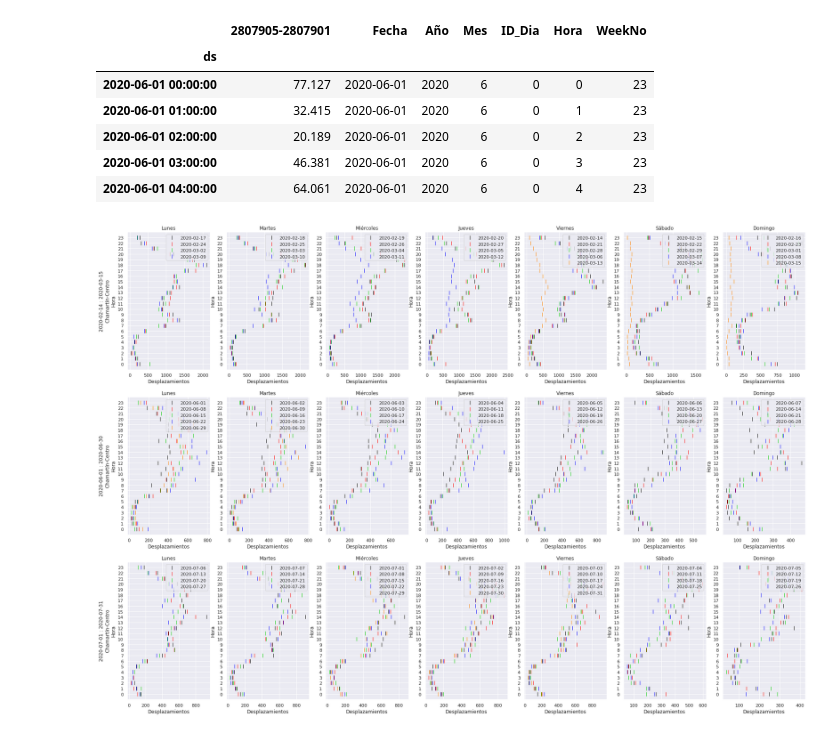
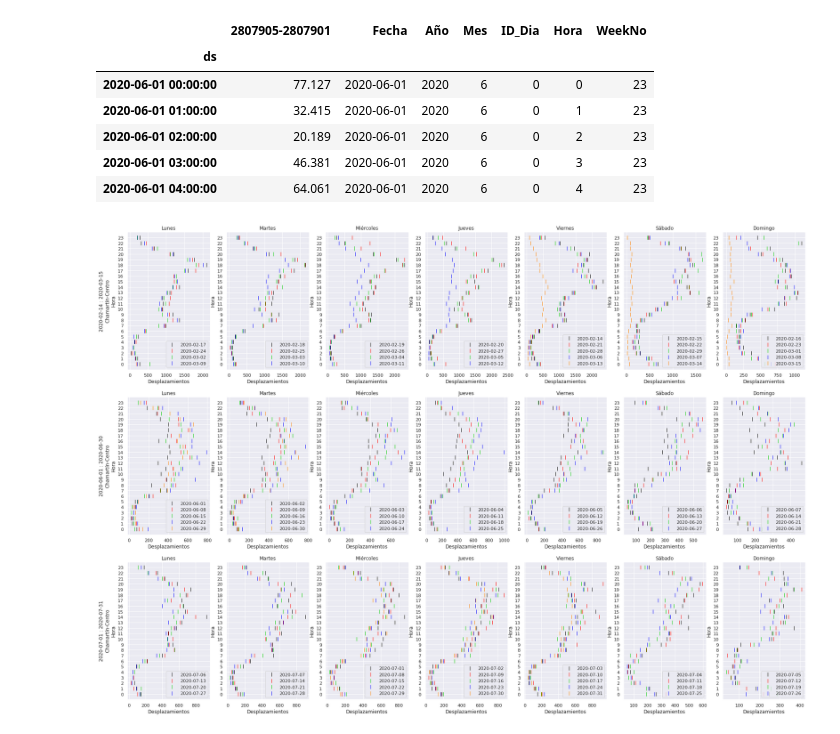
Before and after one commit to Jhonvalencia77/TFG_Unicauca, a Jupyter notebook: Modelado/PatronesMov2_JunJul.ipynb, the cells around one changed output. Saved outputs shown, nothing was run; the diff lists cells and outputs as text; code cells hidden in the pictures.

Commit message:
LowerLegend

```diff
--- a/Modelado/PatronesMov2_JunJul.ipynb
+++ b/Modelado/PatronesMov2_JunJul.ipynb
@@ -207,38 +207,38 @@ for periodo in lista_periodos:
             cont2=cont2+1
         if cont2==2:
             globals()[f"p{dict_dias[dia]}_{periodo}"] = globals()[f"filtrado_Data_{dict_dias[dia]}_{periodo}_1"].plot(marker='|', markersize=10,linestyle='none',color='black',ax=ax_list[ax]); ax_list[ax].set_title(dict_dias[dia])
-            globals()[f"p{dict_dias[dia]}_{periodo}"].legend([date_generated[0].strftime('%Y-%m-%d')],loc="upper right")
+            globals()[f"p{dict_dias[dia]}_{periodo}"].legend([date_generated[0].strftime('%Y-%m-%d')], loc="lower right")
         if cont2==3:
             globals()[f"filtrado_Data_{dict_dias[dia]}_{periodo}_1"].plot(marker='|', markersize=10,linestyle='none',color='black',ax=ax_list[ax]); ax_list[ax].set_title(dict_dias[dia])
             globals()[f"p{dict_dias[dia]}_{periodo}"] = globals()[f"filtrado_Data_{dict_dias[dia]}_{periodo}_2"].plot(marker='|', markersize=10,linestyle='none',color='red',ax=ax_list[ax]); ax_list[ax].set_title(dict_dias[dia])
-            globals()[f"p{dict_dias[dia]}_{periodo}"].legend([date_generated[0].strftime('%Y-%m-%d'),date_generated[1].strftime('%Y-%m-%d')],loc="upper right")
+            globals()[f"p{dict_dias[dia]}_{periodo}"].legend([date_generated[0].strftime('%Y-%m-%d'),date_generated[1].strftime('%Y-%m-%d')], loc="lower right")
         if cont2==4:
             globals()[f"filtrado_Data_{dict_dias[dia]}_{periodo}_1"].plot(marker='|', markersize=10,linestyle='none',color='black',ax=ax_list[ax]); ax_list[ax].set_title(dict_dias[dia])
             globals()[f"filtrado_Data_{dict_dias[dia]}_{periodo}_2"].plot(marker='|', markersize=10,linestyle='none',color='red',ax=ax_list[ax]); ax_list[ax].set_title(dict_dias[dia])
             globals()[f"p{dict_dias[dia]}_{periodo}"] = globals()[f"filtrado_Data_{dict_dias[dia]}_{periodo}_3"].plot(marker='|', markersize=10,linestyle='none',color='#00CC00',ax=ax_list[ax]); ax_list[ax].set_title(dict_dias[dia])#Verde
-            globals()[f"p{dict_dias[dia]}_{periodo}"].legend([date_generated[0].strftime('%Y-%m-%d'),date_generated[1].strftime('%Y-%m-%d'),date_generated[2].strftime('%Y-%m-%d')],loc="upper right")
+            globals()[f"p{dict_dias[dia]}_{periodo}"].legend([date_generated[0].strftime('%Y-%m-%d'),date_generated[1].strftime('%Y-%m-%d'),date_generated[2].strftime('%Y-%m-%d')], loc="lower right")
         if cont2==5:
             globals()[f"filtrado_Data_{dict_dias[dia]}_{periodo}_1"].plot(marker='|', markersize=10,linestyle='none',color='black',ax=ax_list[ax]); ax_list[ax].set_title(dict_dias[dia])
             globals()[f"filtrado_Data_{dict_dias[dia]}_{periodo}_2"].plot(marker='|', markersize=10,linestyle='none',color='red',ax=ax_list[ax]); ax_list[ax].set_title(dict_dias[dia])
             globals()[f"filtrado_Data_{dict_dias[dia]}_{periodo}_3"].plot(marker='|', markersize=10,linestyle='none',color='#00CC00', ax=ax_list[ax]); ax_list[ax].set_title(dict_dias[dia])#Verde
             globals()[f"p{dict_dias[dia]}_{periodo}"] = globals()[f"filtrado_Data_{dict_dias[dia]}_{periodo}_4"].plot(marker='|', markersize=10,linestyle='none',color='blue',ax=ax_list[ax]); ax_list[ax].set_title(dict_dias[dia])
-            globals()[f"p{dict_dias[dia]}_{periodo}"].legend([date_generated[0].strftime('%Y-%m-%d'),date_generated[1].strftime('%Y-%m-%d'),date_generated[2].strftime('%Y-%m-%d'),date_generated[3].strftime('%Y-%m-%d')],loc="upper right")
+            globals()[f"p{dict_dias[dia]}_{periodo}"].legend([date_generated[0].strftime('%Y-%m-%d'),date_generated[1].strftime('%Y-%m-%d'),date_generated[2].strftime('%Y-%m-%d'),date_generated[3].strftime('%Y-%m-%d')], loc="lower right")
         if cont2==6:
             globals()[f"filtrado_Data_{dict_dias[dia]}_{periodo}_1"].plot(marker='|', markersize=10,linestyle='none',color='black',ax=ax_list[ax]); ax_list[ax].set_title(dict_dias[dia])
             globals()[f"filtrado_Data_{dict_dias[dia]}_{periodo}_2"].plot(marker='|', markersize=10,linestyle='none',color='red',ax=ax_list[ax]); ax_list[ax].set_title(dict_dias[dia])
             globals()[f"filtrado_Data_{dict_dias[dia]}_{periodo}_3"].plot(marker='|', markersize=10,linestyle='none',color='#00CC00',ax=ax_list[ax]); ax_list[ax].set_title(dict_dias[dia])#Verde
             globals()[f"filtrado_Data_{dict_dias[dia]}_{periodo}_4"].plot(marker='|', markersize=10,linestyle='none',color='blue',ax=ax_list[ax]); ax_list[ax].set_title(dict_dias[dia])# Azul claro #6495ED
             globals()[f"p{dict_dias[dia]}_{periodo}"] = globals()[f"filtrado_Data_{dict_dias[dia]}_{periodo}_5"].plot(marker='|', markersize=10,linestyle='none',color='#FF8000',ax=ax_list[ax]); ax_list[ax].set_title(dict_dias[dia])#Naranja
-            globals()[f"p{dict_dias[dia]}_{periodo}"].legend([date_generated[0].strftime('%Y-%m-%d'),date_generated[1].strftime('%Y-%m-%d'),date_generated[2].strftime('%Y-%m-%d'),date_generated[3].strftime('%Y-%m-%d'),date_generated[4].strftime('%Y-%m-%d')],loc="upper right")
+            globals()[f"p{dict_dias[dia]}_{periodo}"].legend([date_generated[0].strftime('%Y-%m-%d'),date_generated[1].strftime('%Y-%m-%d'),date_generated[2].strftime('%Y-%m-%d'),date_generated[3].strftime('%Y-%m-%d'),date_generated[4].strftime('%Y-%m-%d')], loc="lower right")
 
 
         globals()[f"p{dict_dias[dia]}_{periodo}"].yaxis.set_ticks([0,1,2,3,4,5,6,7,8,9,10,11,12,13,14,15,16,17,18,19,20,21,22,23])                            #Fijamos los ticks blancos para cada hora
         if (ax==0)|(ax==7)|(ax==14)|(ax==21):
             globals()[f"p{dict_dias[dia]}_{periodo}"].set_ylabel(Dict_periodos[periodo]+"\n"+lines_names[origen]+"-"+lines_names[destino]+"\n"+"Hora")    #Título del periodo a la izquierda y trayecto
         else:
             globals()[f"p{dict_dias[dia]}_{periodo}"].set_ylabel("Hora")
         globals()[f"p{dict_dias[dia]}_{periodo}"].set_xlabel("Desplazamientos")
         globals()[f"p{dict_dias[dia]}_{periodo}"].set_ylim(-1, 24)
         ax=ax+1
 # %% [output]
-[figure, old version]
+[figure, new version]
```
